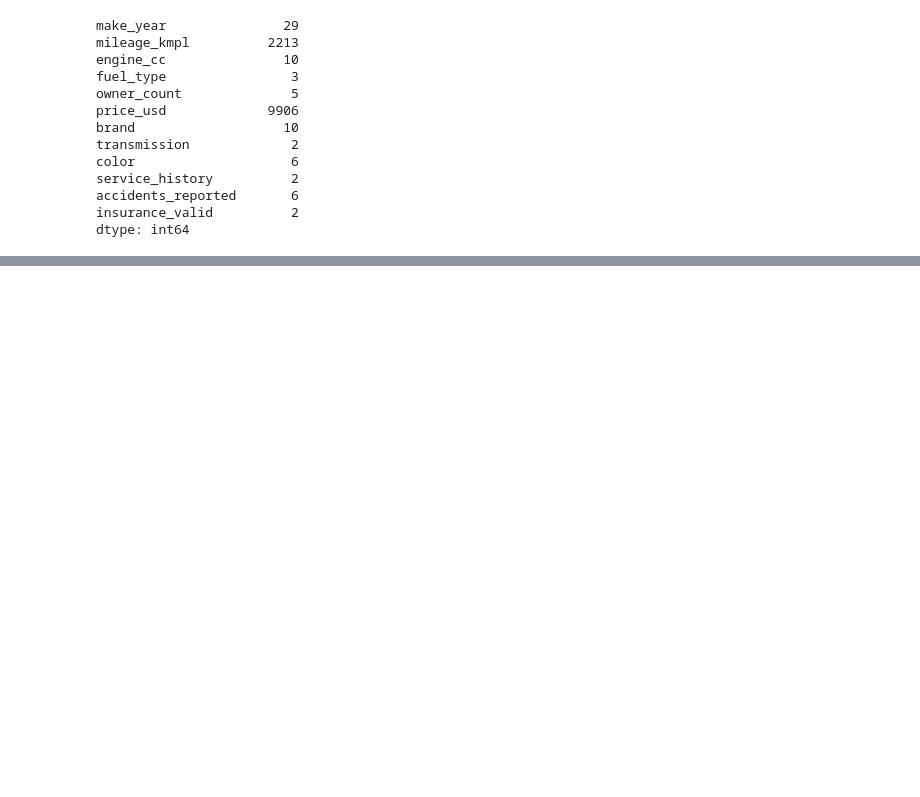
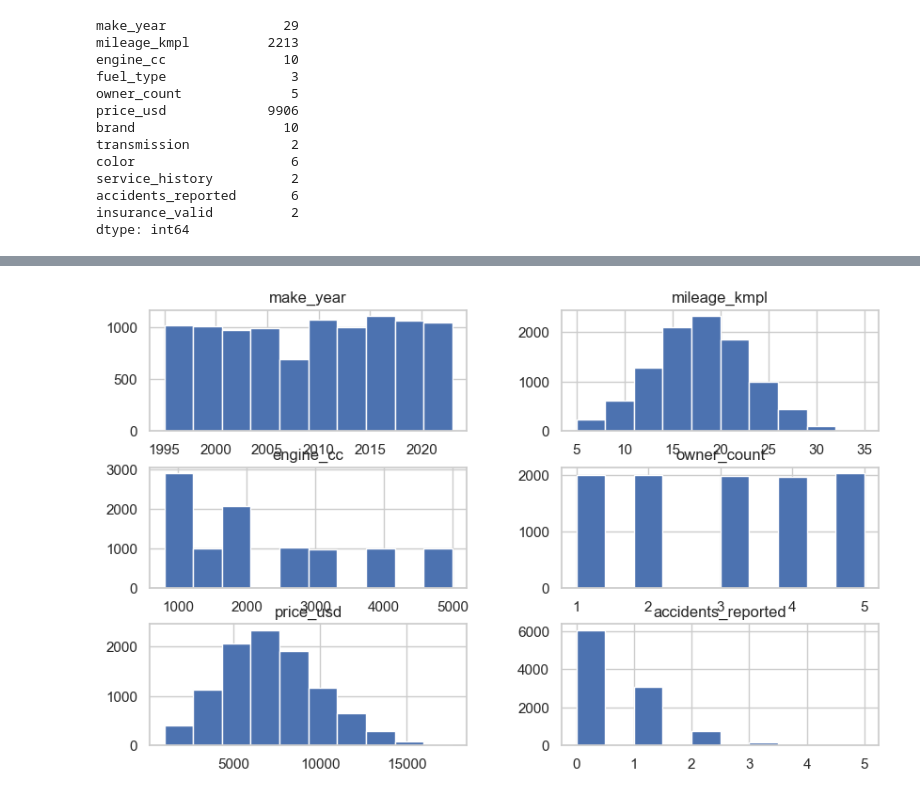
Before and after one commit to Tolreri21/used-car-price-service, a Jupyter notebook: notebooks/eda.ipynb, the cells around one changed output, grey strips where cells are left out. Saved outputs shown, nothing was run; the diff lists cells and outputs as text; code cells hidden in the pictures; blank space fills up the shorter version.

```diff
--- a/notebooks/eda.ipynb
+++ b/notebooks/eda.ipynb
@@ -62,0 +103,5 @@ Name: count, dtype: int64
+# %%
+df.hist()
+plt.show()
+# %% [output]
+[figure, added]
```
Also changed, not shown: parts of 15 cells of this notebook.
